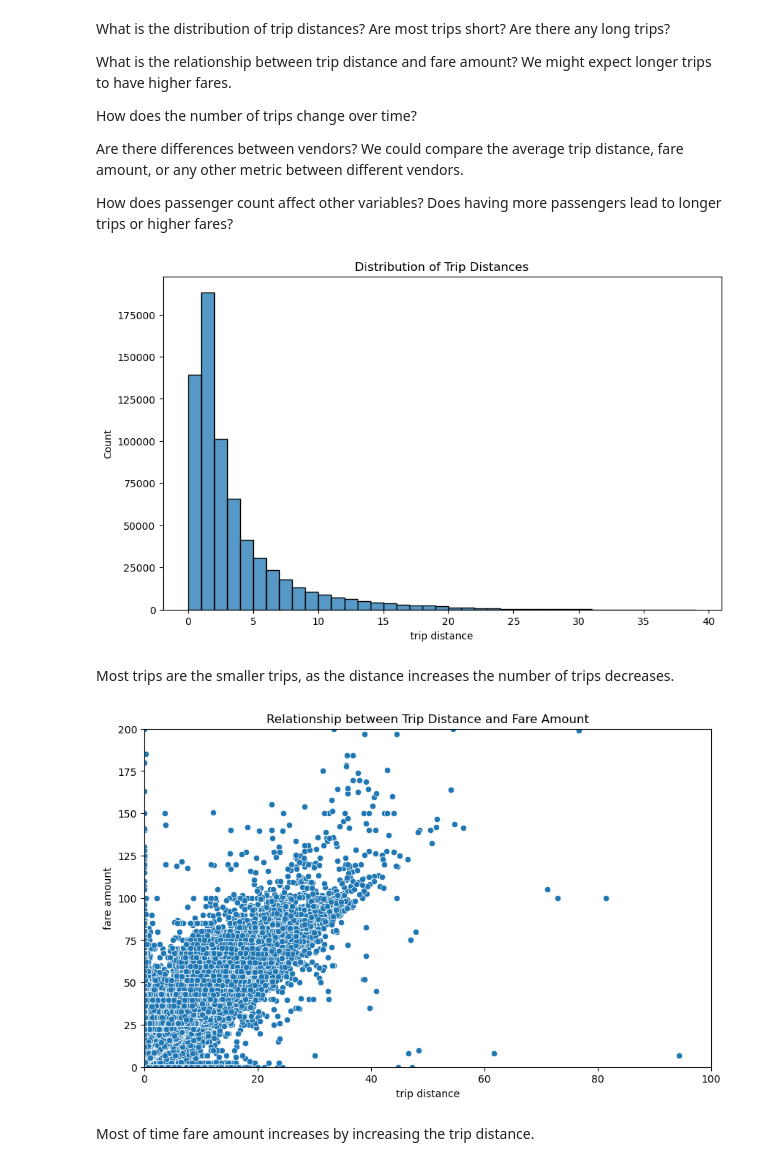
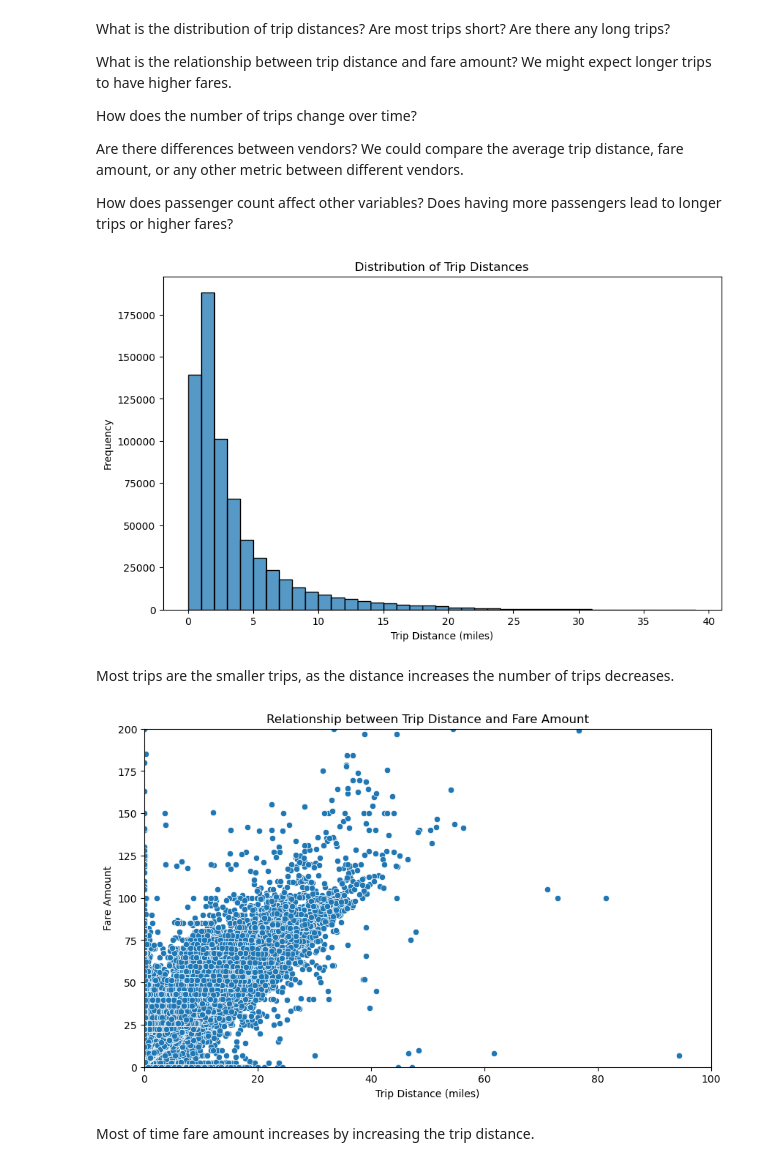
Before and after one commit to abanob-19/Uber_data_engineering, a Jupyter notebook: template.ipynb, the cells around one changed output. Drawn from its saved outputs; the diff is of its cells as text; code cells hidden in the pictures.

```diff
--- a/template.ipynb
+++ b/template.ipynb
@@ -37,13 +37,21 @@
 import pandas as pd
 # %%
 # Load the dataset with proper indexing
-df = pd.read_csv('green_tripdata_2018-09.csv')
+def load_dataset(file_path):
+    # Load the dataset with proper indexing
+    df = pd.read_csv(file_path)
 
-# Check if the dataset is loaded properly
-if not df.empty:
-    print("Dataset loaded successfully with proper indexing.")
-else:
-    print("Error: Failed to load the dataset.")
+    # Check if the dataset is loaded properly
+    if not df.empty:
+        print("Dataset loaded successfully with proper indexing.")
+    else:
+        print("Error: Failed to load the dataset.")
+
+    return df
+
+# Call the function to load the dataset
+file_path = 'green_tripdata_2018-09.csv'
+df = load_dataset(file_path)
 # %% [output]
 Dataset loaded successfully with proper indexing.
 # %% [markdown]
@@ -113,26 +124,38 @@ How does passenger count affect other variables? Does having more passengers lea
 # %%
 import matplotlib.pyplot as plt
 import seaborn as sns
 
 # Question 1: What is the distribution of trip distances?
-plt.figure(figsize=(10,6))
-sns.histplot(df['trip distance'], bins=range(0, 40, 1))
-plt.title('Distribution of Trip Distances')
-plt.show()
+def plot_trip_distance_distribution(dataframe):
+    plt.figure(figsize=(10, 6))
+    sns.histplot(dataframe['trip distance'], bins=range(0, 40, 1))
+    plt.title('Distribution of Trip Distances')
+    plt.xlabel('Trip Distance (miles)')
+    plt.ylabel('Frequency')
+    plt.show()
+
+
+plot_trip_distance_distribution(df)
 # %% [output]
-[figure, old version]
+[figure, new version]
 # %% [markdown]
 Most trips are the smaller trips, as the distance increases the number of trips decreases.
 # %%
 # Question 2: What is the relationship between trip distance and fare amount?
-plt.figure(figsize=(10,6))
-sns.scatterplot(x='trip distance', y='fare amount', data=df)
-plt.title('Relationship between Trip Distance and Fare Amount')
-plt.xlim(0, 100)
-plt.ylim(0, 200)
-plt.show()
+def plot_trip_distance_vs_fare(dataframe):
+    plt.figure(figsize=(10, 6))
+    sns.scatterplot(x='trip distance', y='fare amount', data=dataframe)
+    plt.title('Relationship between Trip Distance and Fare Amount')
+    plt.xlabel('Trip Distance (miles)')
+    plt.ylabel('Fare Amount')
+    plt.xlim(0, 100)
+    plt.ylim(0, 200)
+    plt.show()
+
+# Call the function to plot the relationship between trip distance and fare amount
+plot_trip_distance_vs_fare(df)
 # %% [output]
-[figure, old version]
+[figure, new version]
 # %% [markdown]
 Most of time fare amount increases by increasing the trip distance.
 # %%
```
Also changed, not shown: parts of 16 cells of this notebook.
